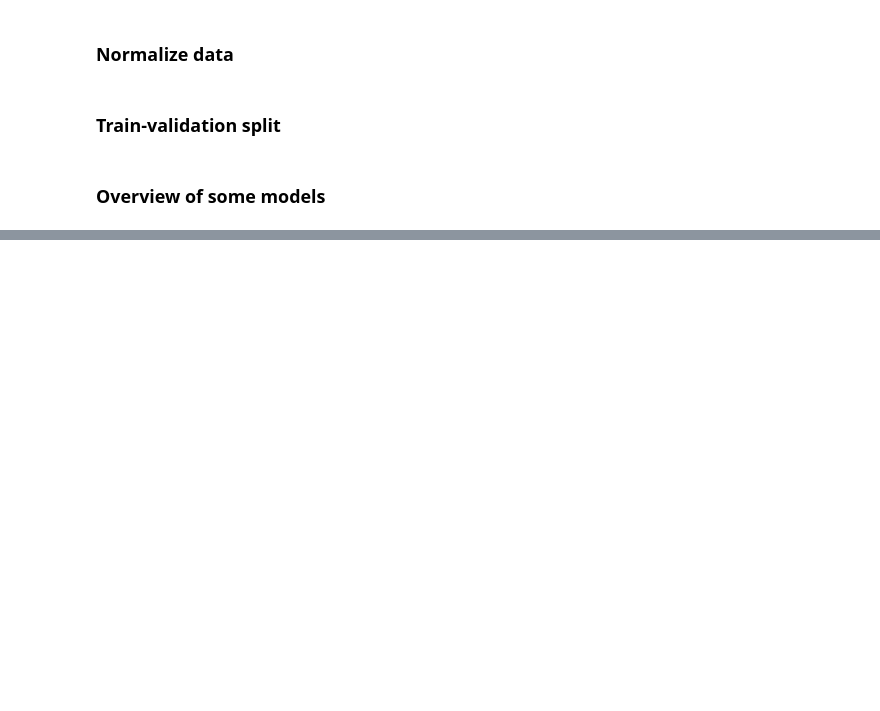
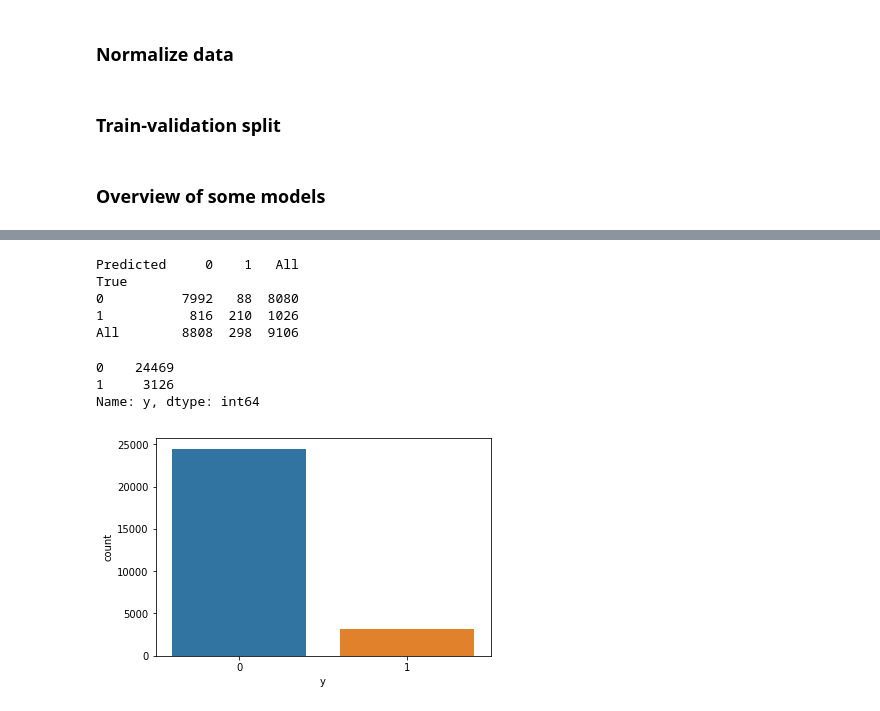
Before and after one commit to ng-kode/Bank-Marketing, a Jupyter notebook: Untitled2.ipynb, the cells around one changed output, grey strips where cells are left out. Drawn from its saved outputs; the diff is of its cells as text; code cells hidden in the pictures; blank space fills up the shorter version.

```diff
--- a/Untitled2.ipynb
+++ b/Untitled2.ipynb
@@ -293,0 +323,18 @@ py.iplot(fig)
+# %%
+y_pred_val = model.predict_classes(X_val).flatten()
+cross_tab = pd.crosstab(y_val.values.flatten(), y_pred_val, rownames=['True'], colnames=['Predicted'], margins=True)
+print(cross_tab)
+# %% [output]
+Predicted     0    1   All
+True
+0          7992   88  8080
+1           816  210  1026
+All        8808  298  9106
+# %%
+sns.countplot(y_train['y'])
+print(y_train['y'].value_counts())
+# %% [output]
+0    24469
+1     3126
+Name: y, dtype: int64
+[figure, added]
```
Also changed, not shown: parts of 13 cells of this notebook, 1 other file.
